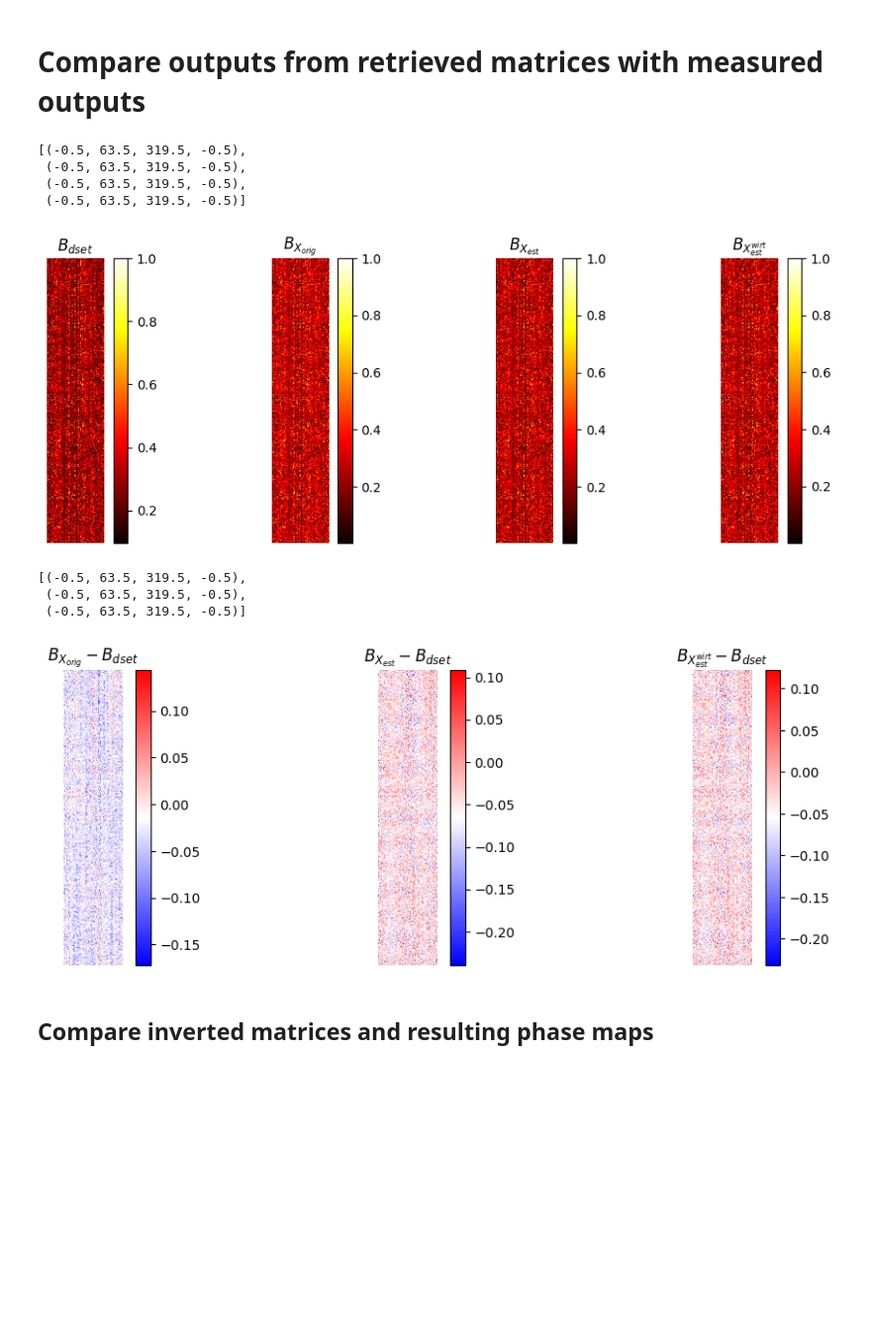
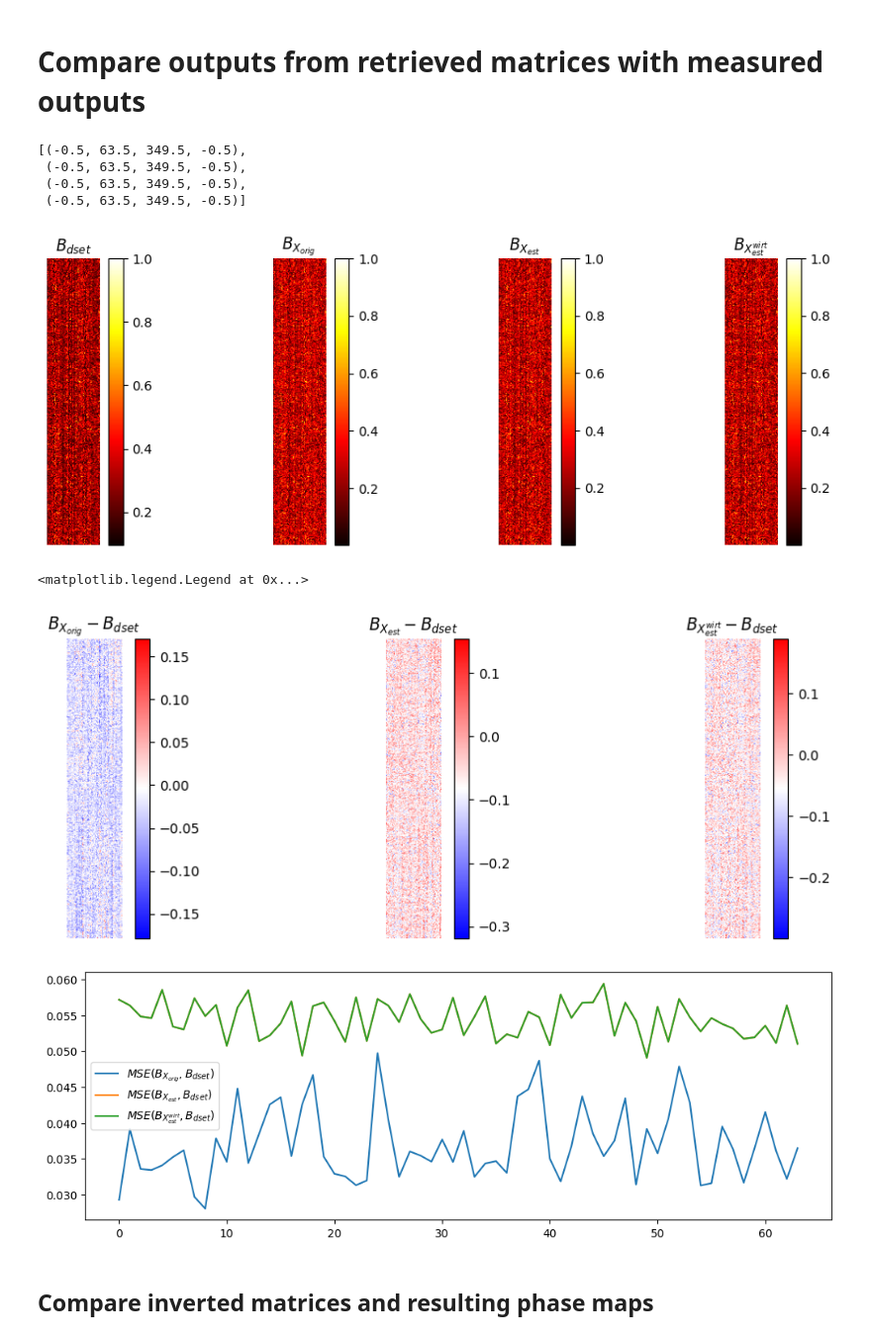
Before and after one commit to jysru/pim_methods, a Jupyter notebook: check_pim_tmr_diffuser.ipynb, the cells around one changed output. Shown at 99% size. Drawn from its saved outputs; the diff is of its cells as text; code cells hidden in the pictures; blank space fills up the shorter version.

```diff
--- a/check_pim_tmr_diffuser.ipynb
+++ b/check_pim_tmr_diffuser.ipynb
@@ -13,8 +16,12 @@ import matplotlib.pyplot as plt
 data = loadmat('imports/diffuser/matMeas.mat') # Contains A and B keys: A = input phases, B = output intensities
 result = loadmat('imports/diffuser/X_16f_64d_20N.mat') # Contains XkNorm key, the old retrieved transfer matrix
 
-A = data['A'][10:330,:]
-B = data['B'][10:330,:]
+A = data['A']
+B = data['B']
+A = A[1:-1,:]
+B = B[1:-1,:]
 A = np.exp(1j * A)
 B = np.sqrt(B)
 X = result['XkNorm']
+
+print(B.shape)
@@ -24,6 +33,6 @@ X = result['XkNorm']
 Try with and without Wirtinger initialisation.
 # %%
 # Tolerance criterion has to be adjusted to be realistic and ensure the convergence
-X1 = pim.pim_tmr(A, B, max_iter=10000, tol=1.5e-6, tol_stag=1e-2, max_stag=10, init_wirtinger=False)
-X2 = pim.pim_tmr(A, B, max_iter=10000, tol=1.5e-6, tol_stag=1e-2, max_stag=10, init_wirtinger=True)
+X1 = pim.pim_tmr(A, B, max_iter=10000, tol=1e-6, tol_stag=1e-2, max_stag=10, init_wirtinger=False, col_per_col=False)
+X2 = pim.pim_tmr(A, B, max_iter=10000, tol=2e-6, tol_stag=1e-2, max_stag=10, init_wirtinger=True)
 # %% [output]
@@ -110,27 +121,40 @@ pls.append(axs[3].imshow(B_X2 / np.max(B_X2), cmap="hot"))
 [ axs[i].set_title(titles[i]) for i in range(len(pls)) ]
 [ axs[i].axis('off') for i in range(len(pls)) ]
 # %% [output]
-[(-0.5, 63.5, 319.5, -0.5),
- (-0.5, 63.5, 319.5, -0.5),
- (-0.5, 63.5, 319.5, -0.5),
- (-0.5, 63.5, 319.5, -0.5)]
+[(-0.5, 63.5, 349.5, -0.5),
+ (-0.5, 63.5, 349.5, -0.5),
+ (-0.5, 63.5, 349.5, -0.5),
+ (-0.5, 63.5, 349.5, -0.5)]
-[figure, old version]
+[figure, new version]
 # %%
 titles = [r"$B_{X_{orig}} - B_{dset}$", r"$B_{X_{est}} - B_{dset}$", r"$B_{X_{est}^{wirt}} - B_{dset}$"]
 pls = []
 
 fig, axs = plt.subplots(1, 3, figsize=(12,4))
 pls.append(axs[0].imshow(B_X / np.max(B_X) - B / np.max(B), cmap="bwr"))
 pls.append(axs[1].imshow(B_X1 / np.max(B_X2) - B / np.max(B), cmap="bwr"))
 pls.append(axs[2].imshow(B_X1 / np.max(B_X1) - B / np.max(B), cmap="bwr"))
 [ plt.colorbar(pls[i], ax=axs[i]) for i in range(len(pls)) ]
 [ axs[i].set_title(titles[i]) for i in range(len(pls)) ]
 [ axs[i].axis('off') for i in range(len(pls)) ]
+
+
+titles = [r"$B_{X_{orig}} - B_{dset}$", r"$B_{X_{est}} - B_{dset}$", r"$B_{X_{est}^{wirt}} - B_{dset}$"]
+pls = []
+
+mse_B_X = np.mean(np.abs(B_X / np.max(B_X) - B / np.max(B)), axis=0)
+mse_B_X1 = np.mean(np.abs(B_X1 / np.max(B_X1) - B / np.max(B)), axis=0)
+mse_B_X2 = np.mean(np.abs(B_X1 / np.max(B_X1) - B / np.max(B)), axis=0)
+
+fig = plt.figure(figsize=(12,4))
+plt.plot(mse_B_X, label=r"$MSE(B_{X_{orig}}, B_{dset})$")
+plt.plot(mse_B_X1, label=r"$MSE(B_{X_{est}}, B_{dset})$")
+plt.plot(mse_B_X2, label=r"$MSE(B_{X_{est}^{wirt}}, B_{dset})$")
+plt.legend()
 # %% [output]
-[(-0.5, 63.5, 319.5, -0.5),
- (-0.5, 63.5, 319.5, -0.5),
- (-0.5, 63.5, 319.5, -0.5)]
+<matplotlib.legend.Legend at 0x...>
-[figure, old version]
+[figure, new version]
+[figure, added]
 # %% [markdown]
 ## Compare inverted matrices and resulting phase maps
 # %%
```
Also changed, not shown: parts of 9 cells of this notebook.
